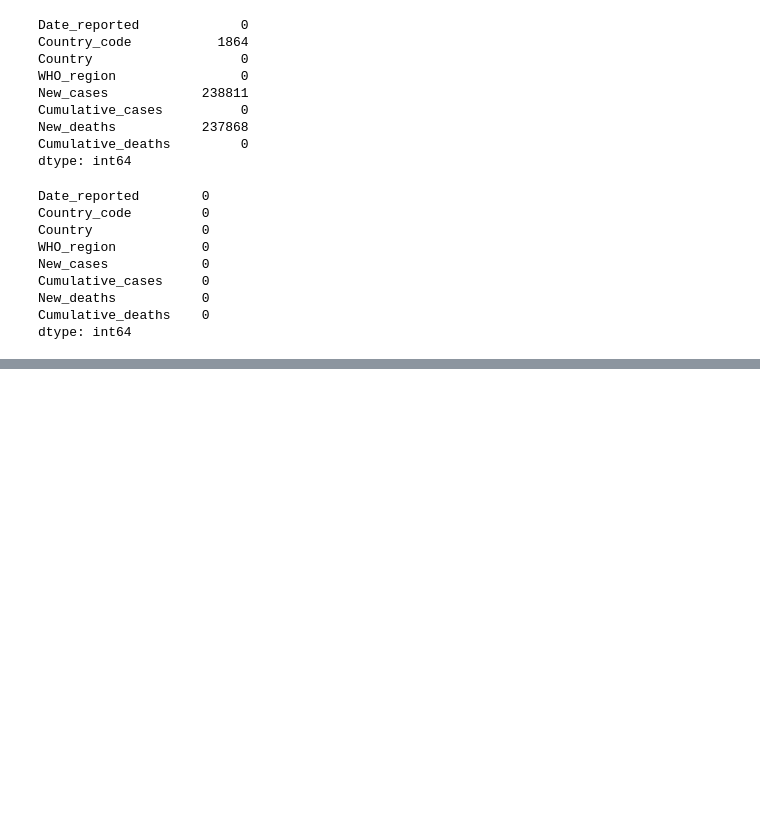
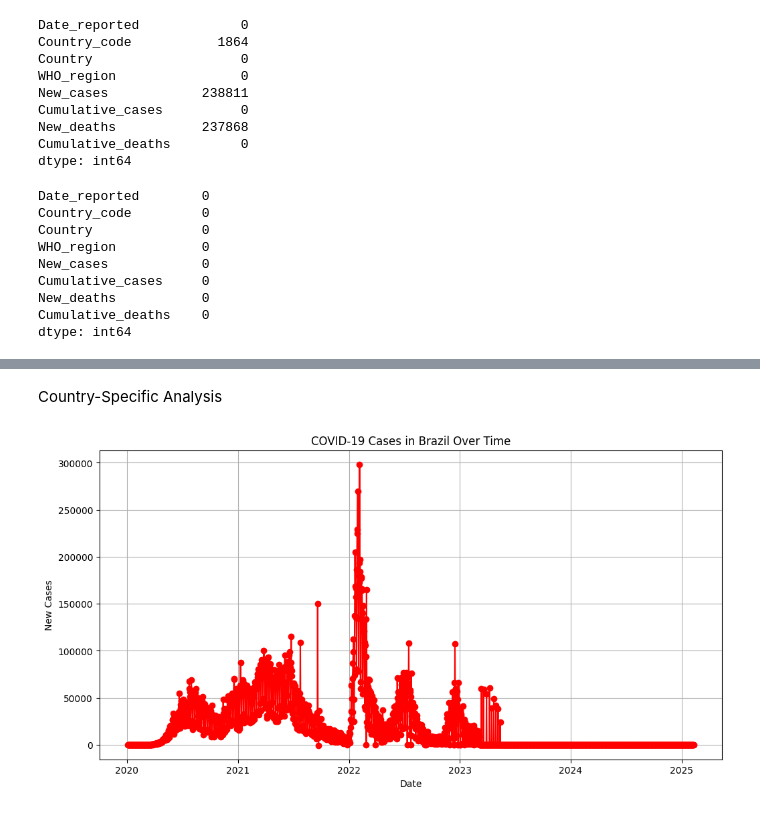
Before and after one commit to andrinawatsemba/Covid-19-Data-Analysis, a Jupyter notebook: data analyzed/who.ipynb, the cells around one changed output, grey strips where cells are left out. Drawn from its saved outputs; the diff is of its cells as text; code cells hidden in the pictures; blank space fills up the shorter version.

```diff
--- a/data analyzed/who.ipynb
+++ b/data analyzed/who.ipynb
@@ -96,0 +156,16 @@ dtype: int64
+# %% [markdown]
+Country-Specific Analysis
+# %%
+# Filter data for Brazil
+brazil_data = data[data["Country"] == "Brazil"]
+
+# Plot new cases over time for Brazil
+plt.figure(figsize=(12, 6))
+plt.plot(brazil_data["Date_reported"], brazil_data["New_cases"], color="red", marker="o")
+plt.xlabel("Date")
+plt.ylabel("New Cases")
+plt.title("COVID-19 Cases in Brazil Over Time")
+plt.grid()
+plt.show()
+# %% [output]
+[figure, added]
```
Also changed, not shown: parts of 9 cells of this notebook.
